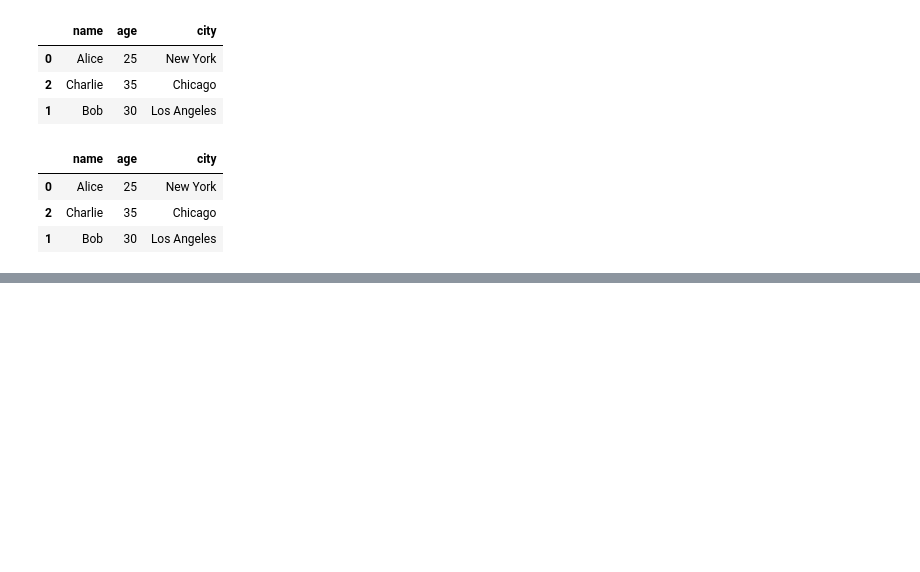
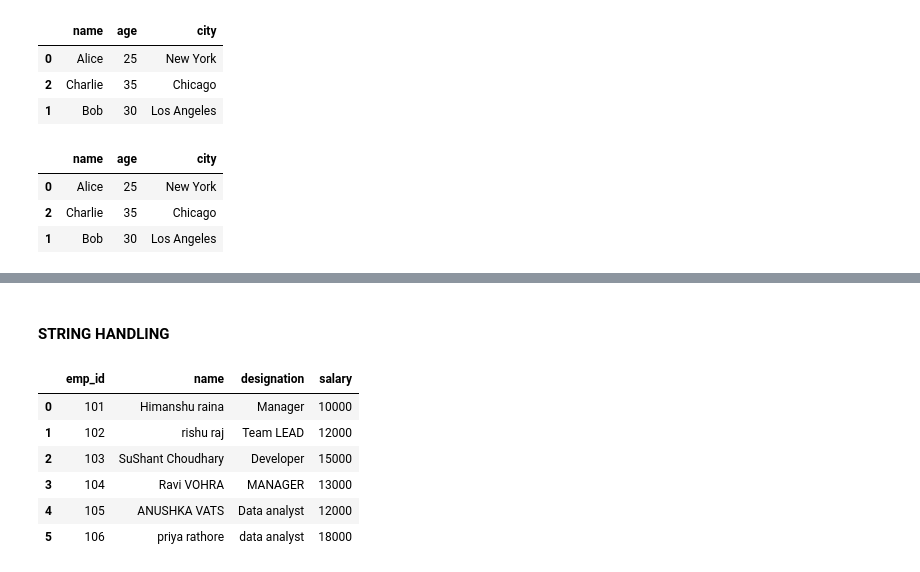
Before and after one commit to sushantchoudhary-ai/python, a Jupyter notebook: pandas.ipynb, the cells around one changed output, grey strips where cells are left out. Drawn from its saved outputs; the diff is of its cells as text; code cells hidden in the pictures; blank space fills up the shorter version.

```diff
--- a/pandas.ipynb
+++ b/pandas.ipynb
@@ -1332,0 +1414,16 @@ pd.concat([df.iloc[0:1], df.iloc[1:3]])
+# %% [markdown]
+#### STRING HANDLING
+# %%
+df=pd.DataFrame({"emp_id":[101,102,103,104,105,106],
+                 "name":["Himanshu raina","rishu raj","SuShant Choudhary","Ravi VOHRA","ANUSHKA VATS","priya rathore"],
+                 "designation":["Manager","Team LEAD","Developer","MANAGER","Data analyst","data analyst"],
+                 "salary":[10000,12000,15000,13000,12000,18000]})
+df
+# %% [output]
+|  | emp_id | name | designation | salary |
+| 0 | 101 | Himanshu raina | Manager | 10000 |
+| 1 | 102 | rishu raj | Team LEAD | 12000 |
+| 2 | 103 | SuShant Choudhary | Developer | 15000 |
+| 3 | 104 | Ravi VOHRA | MANAGER | 13000 |
+| 4 | 105 | ANUSHKA VATS | Data analyst | 12000 |
+| 5 | 106 | priya rathore | data analyst | 18000 |
```
Also changed, not shown: parts of 30 cells of this notebook.
